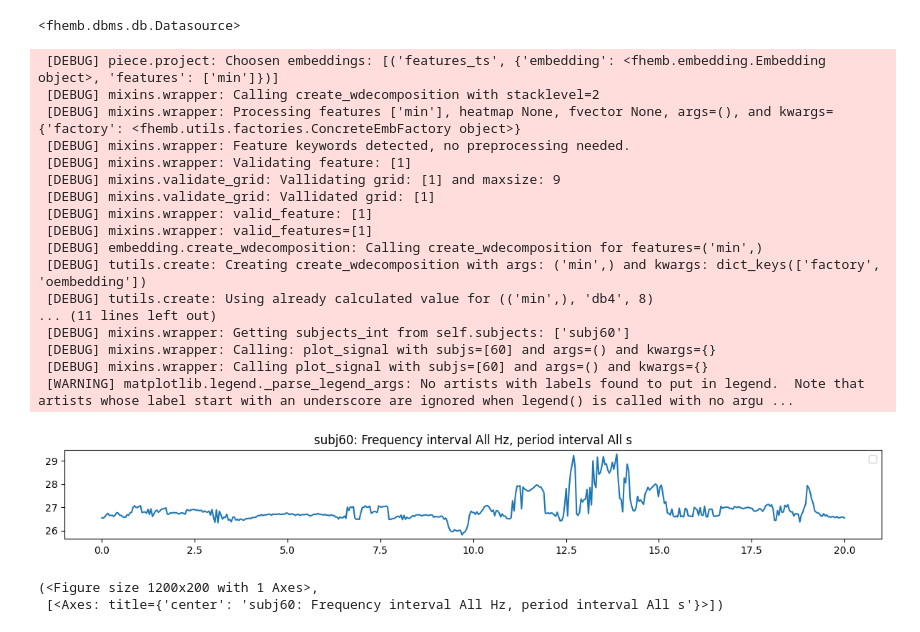
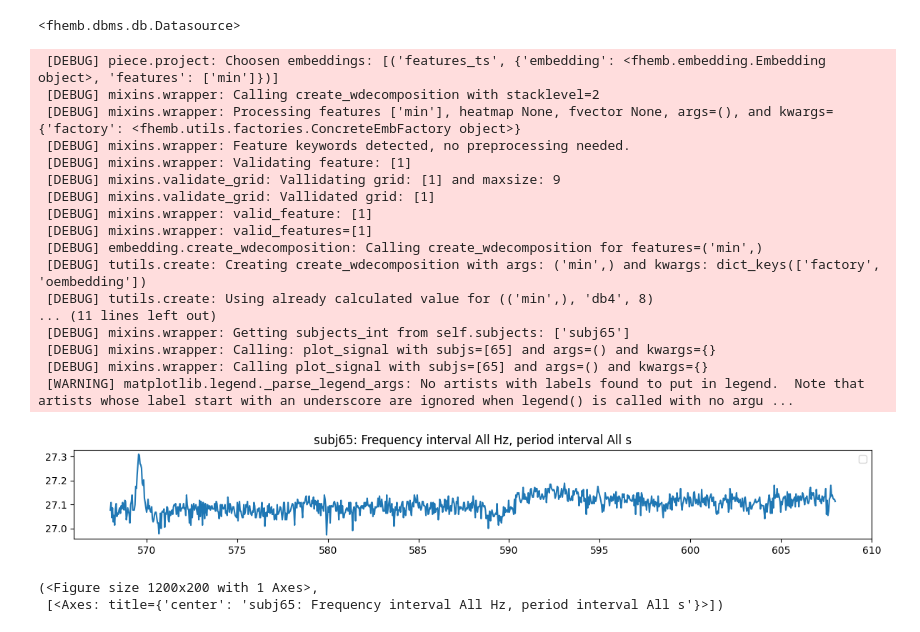
Before and after one commit to rdned/nbdev_fhemb, a Jupyter notebook: nbs/tfreq.ipynb, the cells around one changed output. Saved outputs shown, nothing was run; the diff lists cells and outputs as text; code cells hidden in the pictures.

```diff
--- a/nbs/tfreq.ipynb
+++ b/nbs/tfreq.ipynb
@@ -30,5 +30,5 @@ logger = logging.getLogger('tfreq')
 # %%
 #| export
 
-dg0 = Piece(title='Don Giovanni', time_interval=(14200,15200), subjs=[(60,61)])
+dg0 = Piece(title='Don Giovanni', time_interval=(14200,15200), subjs=[(65,67)])
 # %% [output]
@@ -207,25 +207,25 @@ exc_tb=None
  [DEBUG] piece.__init__: Creating a Generalts with time_interval=(14200, 15200), subjects=None
 <fhemb.dbms.db.Datasource>
 # %%
-dg0.facebbox_t.project(features=['min'], subjs=[60], wdfactory=wfactory('db4',8)).plot_signal(subjs=[60])
+dg0.face_t.project(features=['min'], subjs=[65], wdfactory=wfactory('db4',8)).plot_signal(subjs=[65])
 # %% [output]
  [DEBUG] piece.project: Choosen embeddings: [('features_ts', {'embedding': <fhemb.embedding.Embedding object>, 'features': ['min']})]
  [DEBUG] mixins.wrapper: Calling create_wdecomposition with stacklevel=2
  [DEBUG] mixins.wrapper: Processing features ['min'], heatmap None, fvector None, args=(), and kwargs={'factory': <fhemb.utils.factories.ConcreteEmbFactory object>}
  [DEBUG] mixins.wrapper: Feature keywords detected, no preprocessing needed.
  [DEBUG] mixins.wrapper: Validating feature: [1]
  [DEBUG] mixins.validate_grid: Vallidating grid: [1] and maxsize: 9
  [DEBUG] mixins.validate_grid: Vallidated grid: [1]
  [DEBUG] mixins.wrapper: valid_feature: [1]
  [DEBUG] mixins.wrapper: valid_features=[1]
  [DEBUG] embedding.create_wdecomposition: Calling create_wdecomposition for features=('min',)
  [DEBUG] tutils.create: Creating create_wdecomposition with args: ('min',) and kwargs: dict_keys(['factory', 'oembedding'])
  [DEBUG] tutils.create: Using already calculated value for (('min',), 'db4', 8)
 ... (11 lines left out)
- [DEBUG] mixins.wrapper: Getting subjects_int from self.subjects: ['subj60']
- [DEBUG] mixins.wrapper: Calling: plot_signal with subjs=[60] and args=() and kwargs={}
- [DEBUG] mixins.wrapper: Calling plot_signal with subjs=[60] and args=() and kwargs={}
+ [DEBUG] mixins.wrapper: Getting subjects_int from self.subjects: ['subj65']
+ [DEBUG] mixins.wrapper: Calling: plot_signal with subjs=[65] and args=() and kwargs={}
+ [DEBUG] mixins.wrapper: Calling plot_signal with subjs=[65] and args=() and kwargs={}
  [WARNING] matplotlib.legend._parse_legend_args: No artists with labels found to put in legend.  Note that artists whose label start with an underscore are ignored when legend() is called with no argu ...
-[figure, old version]
+[figure, new version]
 (<Figure size 1200x200 with 1 Axes>,
- [<Axes: title={'center': 'subj60: Frequency interval All Hz, period interval All s'}>])
+ [<Axes: title={'center': 'subj65: Frequency interval All Hz, period interval All s'}>])
```
Also changed, not shown: parts of 2 cells of this notebook, 1 other file.
